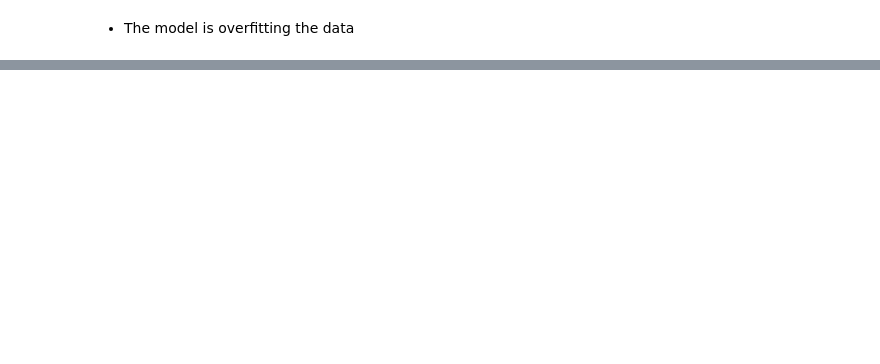
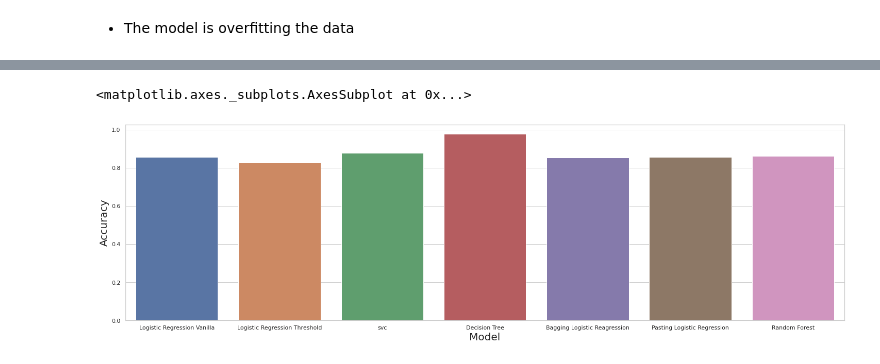
Before and after one commit to JesusNoelValMo/Machine_Learning_Book, a Jupyter notebook: Projects/Logistic_reg_prediction_heart_disease/Logistic_reg_heart_disease.ipynb, the cells around one changed output, grey strips where cells are left out. Cells and saved outputs as stored; diff of their text form; code cells hidden in the pictures; blank space fills up the shorter version.

Commit message:
Plotting models results (accuracy, recall, true positives and false negatives

```diff
--- a/Projects/Logistic_reg_prediction_heart_disease/Logistic_reg_heart_disease.ipynb
+++ b/Projects/Logistic_reg_prediction_heart_disease/Logistic_reg_heart_disease.ipynb
@@ -949,0 +955,8 @@ recall_score(y_val, rnd_clf_grid_predictions_val)
+# %%
+scores["True_Negatives"] =confusion_matrices_np[:, 0, 0]
+# %%
+scores["False_Positives"] =confusion_matrices_np[:, 0, 1]
+# %%
+scores["False_Negatives"] =confusion_matrices_np[:, 1, 0]
+# %%
+scores["True_Positives"] =confusion_matrices_np[:, 1, 1]
@@ -949,0 +974,9 @@ recall_score(y_val, rnd_clf_grid_predictions_val)
+# %%
+sns.set_theme(style="whitegrid")
+plt.figure(figsize=(25,7))
+plt.xlabel(xlabel="Model",fontsize=20)
+plt.ylabel(ylabel="Accuracy",fontsize=20)
+sns.barplot(x="Model", y="Accuracy", data=scores)
+# %% [output]
+<matplotlib.axes._subplots.AxesSubplot at 0x...>
+[figure, added]
```
Also changed, not shown: parts of 63 cells of this notebook.
